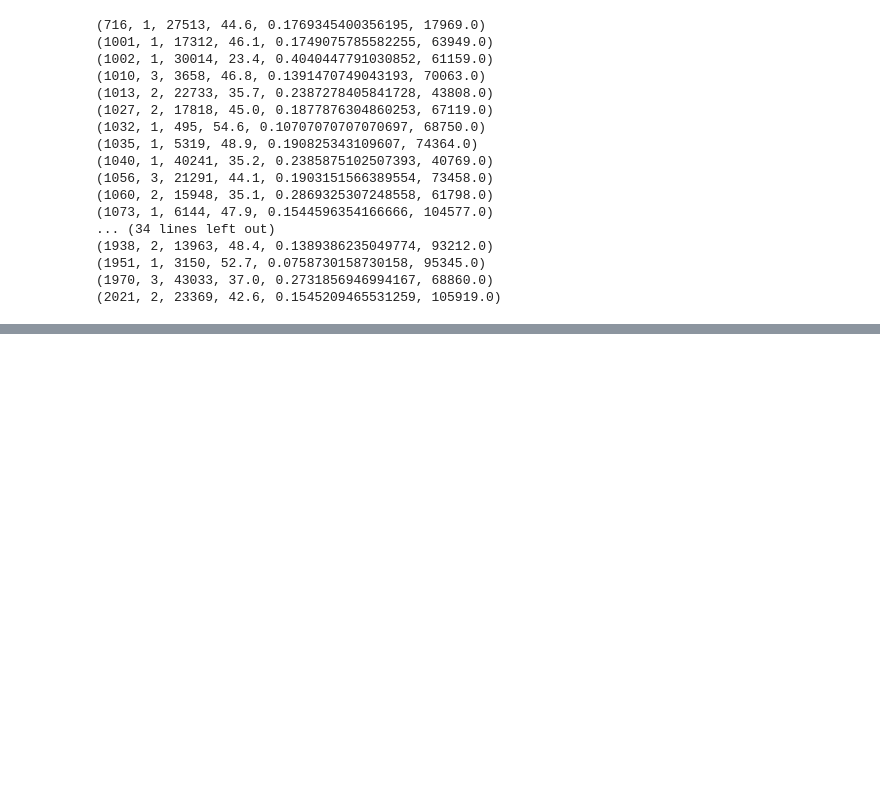
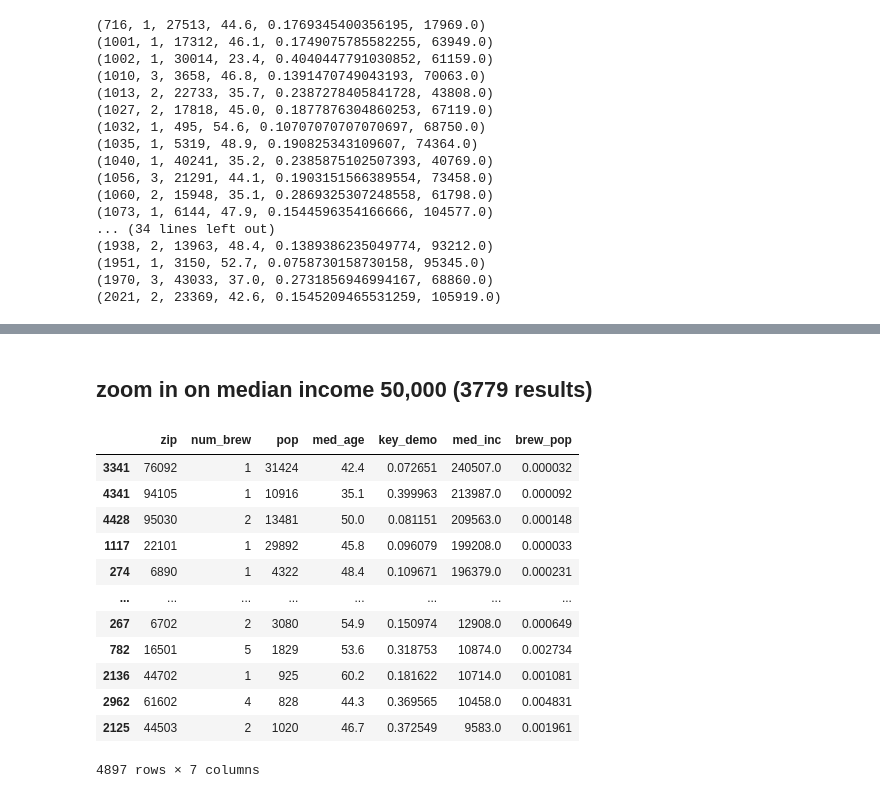
Before and after one commit to kcharlesr/brewBuds_project2, a Jupyter notebook: Brew_Flask.ipynb, the cells around one changed output, grey strips where cells are left out. Saved outputs shown, nothing was run; the diff lists cells and outputs as text; code cells hidden in the pictures; blank space fills up the shorter version.

```diff
--- a/Brew_Flask.ipynb
+++ b/Brew_Flask.ipynb
@@ -150,0 +260,20 @@ for record in bi_join:
+# %% [markdown]
+## zoom in on median income 50,000 (3779 results)
+# %%
+## zoom in on median income
+# sort the all_breweries_df by med_inc
+all_breweries_df.sort_values(by = ["med_inc"], ascending = False)
+# %% [output]
+|  | zip | num_brew | pop | med_age | key_demo | med_inc | brew_pop |
+| 3341 | 76092 | 1 | 31424 | 42.4 | 0.072651 | 240507.0 | 0.000032 |
+| 4341 | 94105 | 1 | 10916 | 35.1 | 0.399963 | 213987.0 | 0.000092 |
+| 4428 | 95030 | 2 | 13481 | 50.0 | 0.081151 | 209563.0 | 0.000148 |
+| 1117 | 22101 | 1 | 29892 | 45.8 | 0.096079 | 199208.0 | 0.000033 |
+| 274 | 6890 | 1 | 4322 | 48.4 | 0.109671 | 196379.0 | 0.000231 |
+| ... | ... | ... | ... | ... | ... | ... | ... |
+| 267 | 6702 | 2 | 3080 | 54.9 | 0.150974 | 12908.0 | 0.000649 |
+| 782 | 16501 | 5 | 1829 | 53.6 | 0.318753 | 10874.0 | 0.002734 |
+| 2136 | 44702 | 1 | 925 | 60.2 | 0.181622 | 10714.0 | 0.001081 |
+| 2962 | 61602 | 4 | 828 | 44.3 | 0.369565 | 10458.0 | 0.004831 |
+| 2125 | 44503 | 2 | 1020 | 46.7 | 0.372549 | 9583.0 | 0.001961 |
+4897 rows × 7 columns
```
Also changed, not shown: parts of 27 cells of this notebook.
